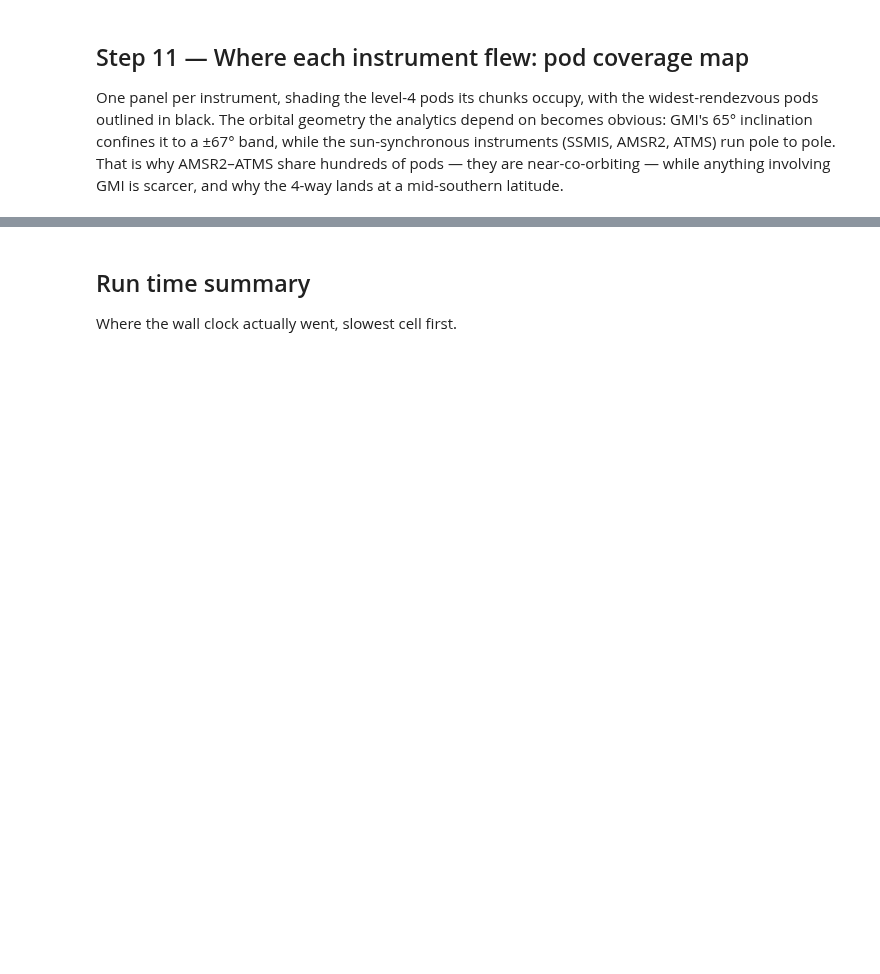
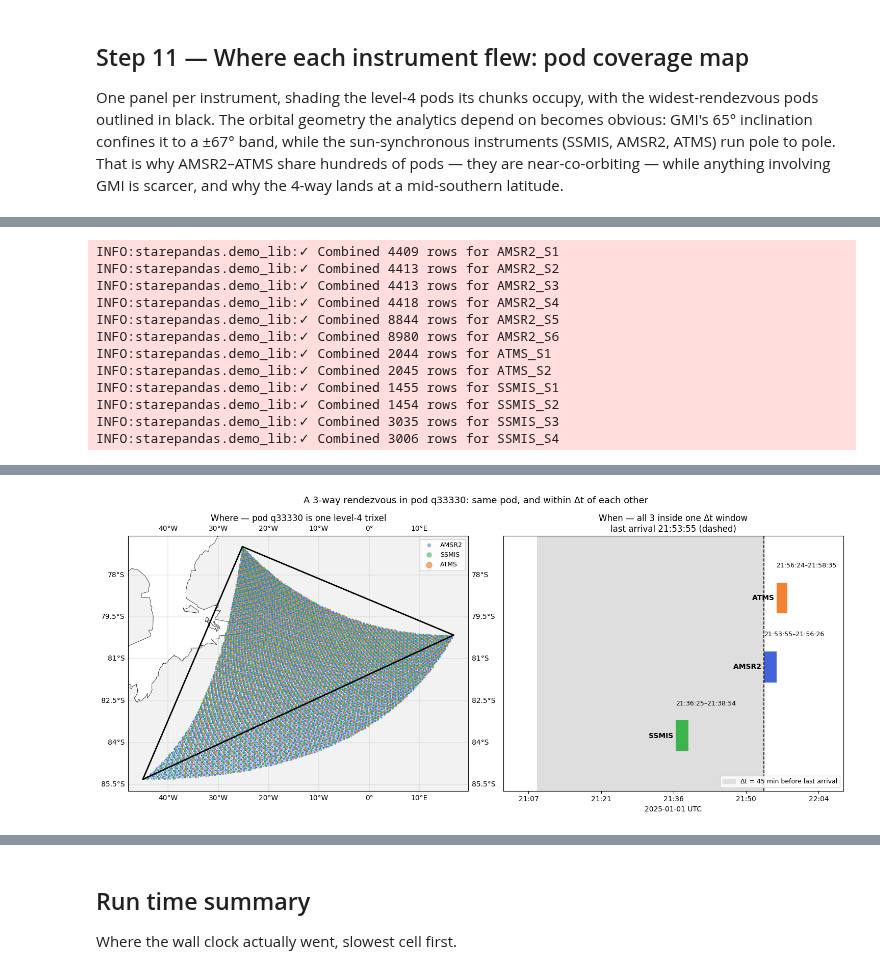
Before and after one commit to SpatioTemporal/STAREPandas, a Jupyter notebook: starepandas/local_starepods_examples.ipynb, the cells around one changed output, grey strips where cells are left out. Drawn from its saved outputs; the diff is of its cells as text; code cells hidden in the pictures; blank space fills up the shorter version.

```diff
--- a/starepandas/local_starepods_examples.ipynb
+++ b/starepandas/local_starepods_examples.ipynb
@@ -621,0 +629,24 @@ Pod q03203: 4 instruments, rendezvous completes 2025-01-01 22:13:39.675000
+# %%
+pod, meeting, n_way = rendezvous_of_size(events, 3, metadata=demo_meta)
+window = (meeting - OVERLAP_DT, meeting + OVERLAP_DT)
+passes = pod_pixels(demo, demo_meta, pod, window)
+
+print(f"Pod {pod}: {n_way} instruments, rendezvous completes {meeting}")
+for instrument, pixels in sorted(passes.items(), key=lambda kv: kv[1]['timestamp'].min()):
+    print(f"  {instrument:6s} {len(pixels):6d} px  "
+          f"{pixels['timestamp'].min()} .. {pixels['timestamp'].max()}")
+
+fig = plot_rendezvous(pod, passes, meeting, OVERLAP_DT)
+# %% [output]
+INFO:starepandas.demo_lib:✓ Combined 4409 rows for AMSR2_S1
+INFO:starepandas.demo_lib:✓ Combined 4413 rows for AMSR2_S2
+INFO:starepandas.demo_lib:✓ Combined 4413 rows for AMSR2_S3
+INFO:starepandas.demo_lib:✓ Combined 4418 rows for AMSR2_S4
+INFO:starepandas.demo_lib:✓ Combined 8844 rows for AMSR2_S5
+INFO:starepandas.demo_lib:✓ Combined 8980 rows for AMSR2_S6
+INFO:starepandas.demo_lib:✓ Combined 2044 rows for ATMS_S1
+INFO:starepandas.demo_lib:✓ Combined 2045 rows for ATMS_S2
+INFO:starepandas.demo_lib:✓ Combined 1455 rows for SSMIS_S1
+INFO:starepandas.demo_lib:✓ Combined 1454 rows for SSMIS_S2
+INFO:starepandas.demo_lib:✓ Combined 3035 rows for SSMIS_S3
+INFO:starepandas.demo_lib:✓ Combined 3006 rows for SSMIS_S4
@@ -621,0 +657 @@ Pod q03203: 4 instruments, rendezvous completes 2025-01-01 22:13:39.675000
+[figure, added]
```
Also changed, not shown: parts of 14 cells of this notebook, 8 other files.
